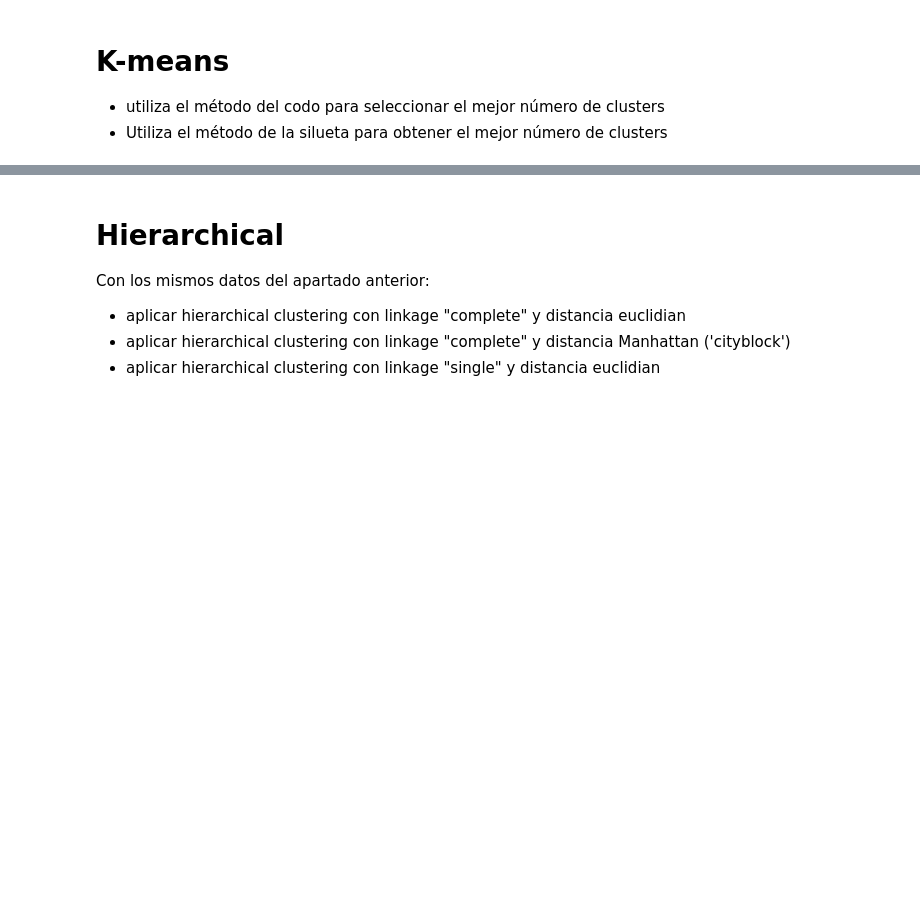
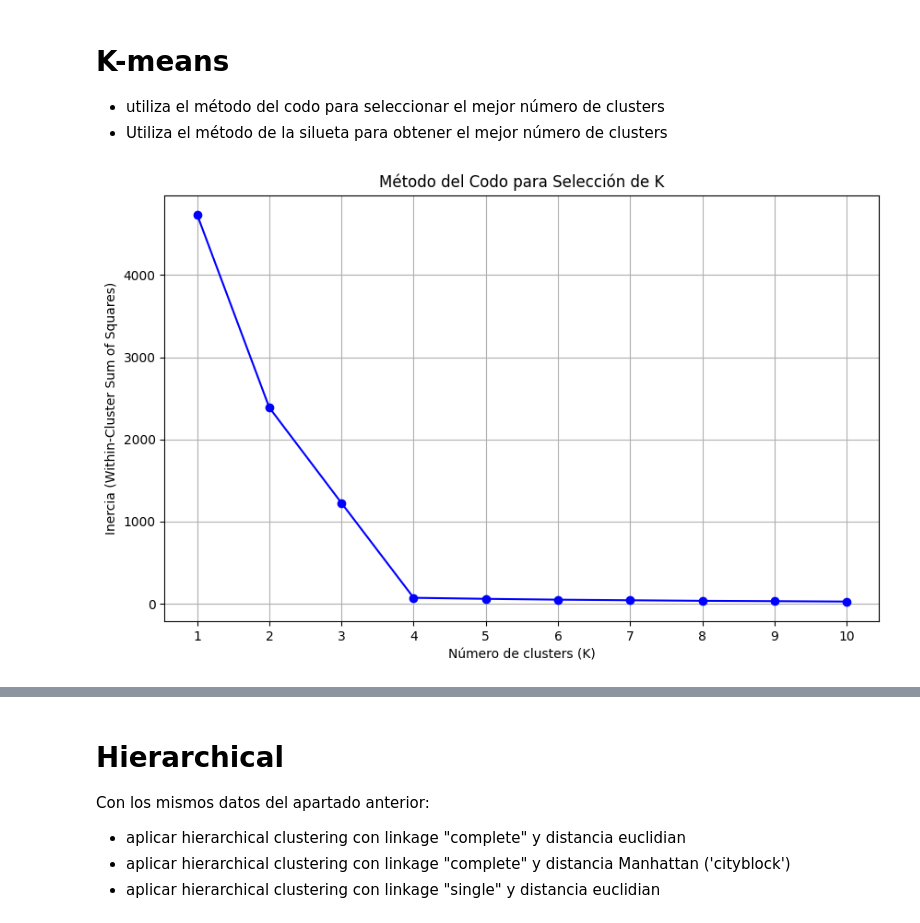
Before and after one commit to moisesbritez92/Python_examen_Tecnun, a Jupyter notebook: clase_jf/JAF_Ejercicio_3_Enunciado.ipynb, the cells around one changed output, grey strips where cells are left out. Cells and saved outputs as stored; diff of their text form; code cells hidden in the pictures; blank space fills up the shorter version.

```diff
--- a/clase_jf/JAF_Ejercicio_3_Enunciado.ipynb
+++ b/clase_jf/JAF_Ejercicio_3_Enunciado.ipynb
@@ -44,3 +44,23 @@ plt.show()
 # %%
 
 from sklearn.cluster import KMeans
+# %%
+inertias = []
+K_range = range(1, 11)
+
+for k in K_range:
+    km = KMeans(n_clusters=k, random_state=42, n_init=10)
+    km.fit(X)
+    inertias.append(km.inertia_)
+
+# Graficar método del codo
+plt.figure(figsize=(10, 6))
+plt.plot(K_range, inertias, 'bo-')
+plt.xlabel('Número de clusters (K)')
+plt.ylabel('Inercia (Within-Cluster Sum of Squares)')
+plt.title('Método del Codo para Selección de K')
+plt.xticks(K_range)
+plt.grid(True)
+plt.show()
+# %% [output]
+[figure, added]
```
Also changed, not shown: parts of 2 cells of this notebook, 8 other files.
